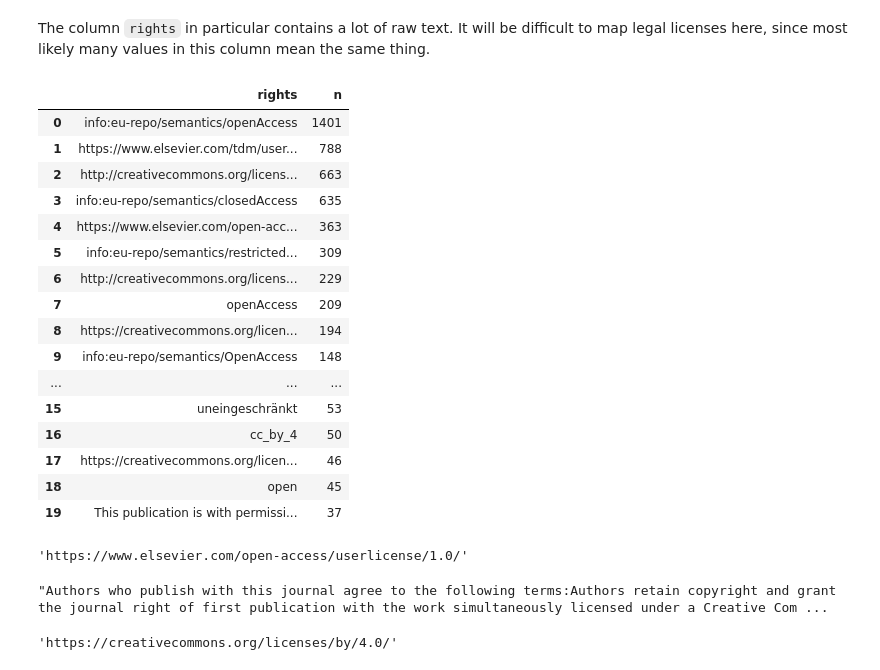
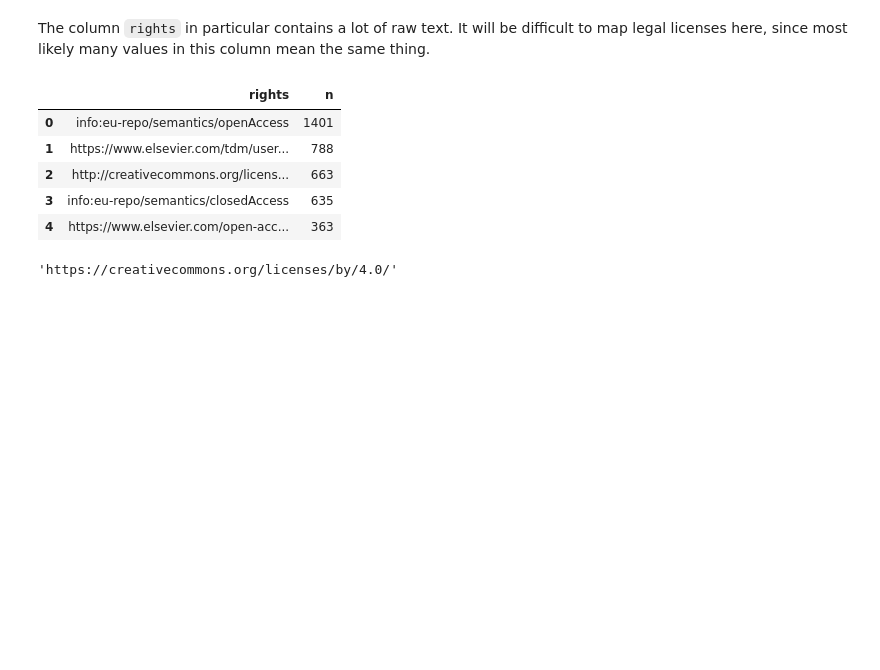
Before and after one commit to naustica/base_dois, a Jupyter notebook: base_dois_overview.ipynb, the cells around one changed output. Cells and saved outputs as stored; diff of their text form; code cells hidden in the pictures; blank space fills up the shorter version.

```diff
--- a/base_dois_overview.ipynb
+++ b/base_dois_overview.ipynb
@@ -349,33 +345,14 @@ rights_df = rights_df.groupby(['rights'])['n'].sum().reset_index() \
                         .sort_values(by=['n'], ascending=False) \
                         .reset_index(drop=True)
 # %%
-rights_df[:20]
+rights_df.head()
 # %% [output]
 |  | rights | n |
 | 0 | info:eu-repo/semantics/openAccess | 1401 |
 | 1 | https://www.elsevier.com/tdm/user... | 788 |
 | 2 | http://creativecommons.org/licens... | 663 |
 | 3 | info:eu-repo/semantics/closedAccess | 635 |
 | 4 | https://www.elsevier.com/open-acc... | 363 |
-| 5 | info:eu-repo/semantics/restricted... | 309 |
-| 6 | http://creativecommons.org/licens... | 229 |
-| 7 | openAccess | 209 |
-| 8 | https://creativecommons.org/licen... | 194 |
-| 9 | info:eu-repo/semantics/OpenAccess | 148 |
-| ... | ... | ... |
-| 15 | uneingeschränkt | 53 |
-| 16 | cc_by_4 | 50 |
-| 17 | https://creativecommons.org/licen... | 46 |
-| 18 | open | 45 |
-| 19 | This publication is with permissi... | 37 |
-# %%
-rights_df.loc[4].rights
-# %% [output]
-'https://www.elsevier.com/open-access/userlicense/1.0/'
-# %%
-rights_df.loc[14].rights
-# %% [output]
-"Authors who publish with this journal agree to the following terms:Authors retain copyright and grant the journal right of first publication with the work simultaneously licensed under a Creative Com ...
 # %%
 rights_df.loc[8].rights
 # %% [output]
```
Also changed, not shown: parts of 25 cells of this notebook, 1 other file.
